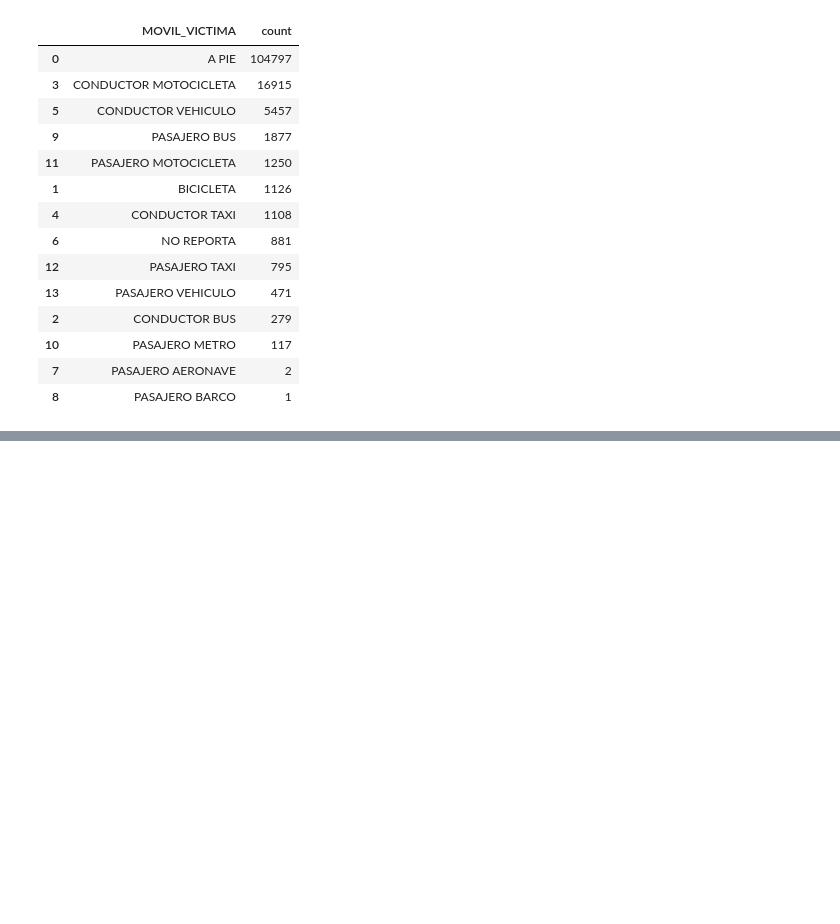
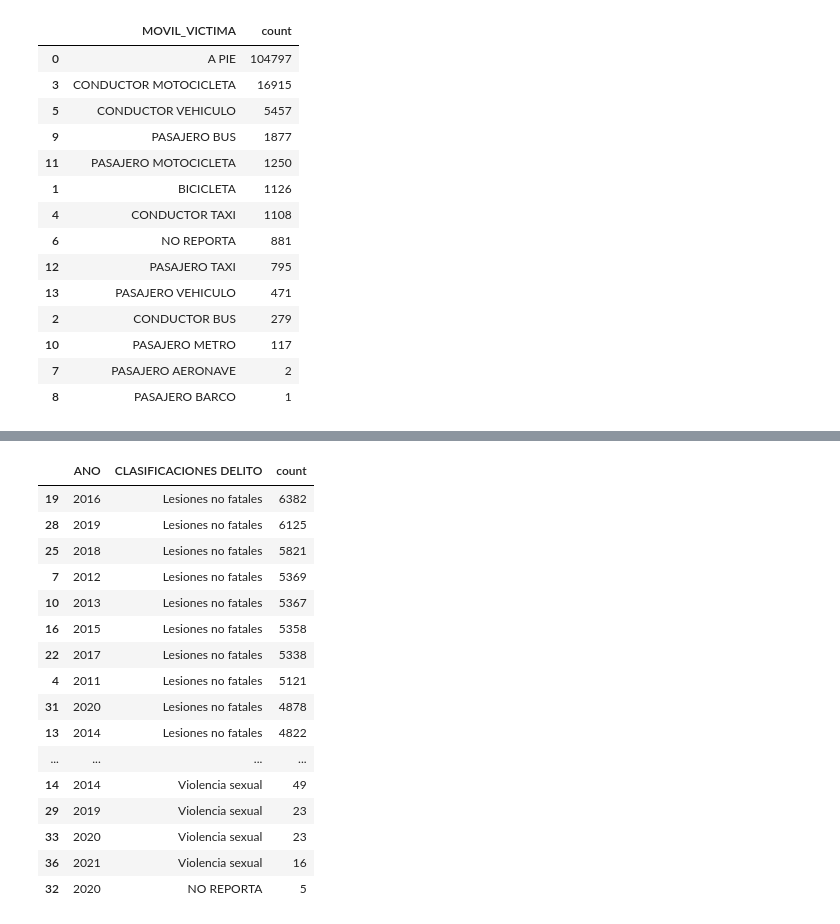
Before and after one commit to SantiagoDrckr/Delitos_en_Bucaramanga_ENE2010_DIC2021, a Jupyter notebook: crime_bucaramanga.ipynb, the cells around one changed output, grey strips where cells are left out. Saved outputs shown, nothing was run; the diff lists cells and outputs as text; code cells hidden in the pictures; blank space fills up the shorter version.

```diff
--- a/crime_bucaramanga.ipynb
+++ b/crime_bucaramanga.ipynb
@@ -827,0 +972,22 @@ chart
+# %%
+yrly_men_crime_classification = df[df["GENERO"]=="MASCULINO"]
+yrly_men_crime_classification = yrly_men_crime_classification.groupby(['ANO','CLASIFICACIONES DELITO']).size().reset_index(name='count').sort_values(by='count', ascending=False)
+yrly_men_crime_classification
+# %% [output]
+|  | ANO | CLASIFICACIONES DELITO | count |
+| 19 | 2016 | Lesiones no fatales | 6382 |
+| 28 | 2019 | Lesiones no fatales | 6125 |
+| 25 | 2018 | Lesiones no fatales | 5821 |
+| 7 | 2012 | Lesiones no fatales | 5369 |
+| 10 | 2013 | Lesiones no fatales | 5367 |
+| 16 | 2015 | Lesiones no fatales | 5358 |
+| 22 | 2017 | Lesiones no fatales | 5338 |
+| 4 | 2011 | Lesiones no fatales | 5121 |
+| 31 | 2020 | Lesiones no fatales | 4878 |
+| 13 | 2014 | Lesiones no fatales | 4822 |
+| ... | ... | ... | ... |
+| 14 | 2014 | Violencia sexual | 49 |
+| 29 | 2019 | Violencia sexual | 23 |
+| 33 | 2020 | Violencia sexual | 23 |
+| 36 | 2021 | Violencia sexual | 16 |
+| 32 | 2020 | NO REPORTA | 5 |
```
Also changed, not shown: parts of 15 cells of this notebook.
